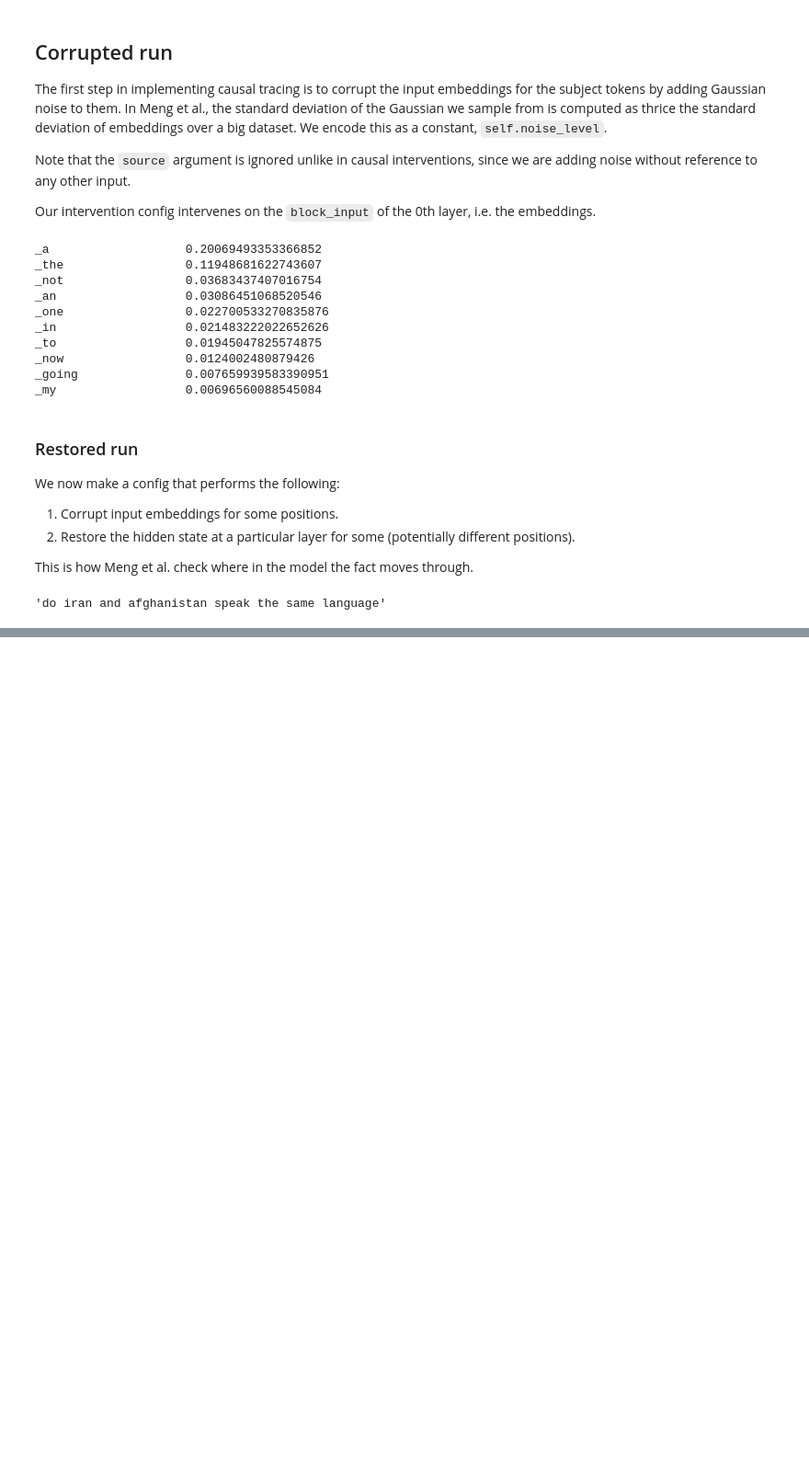
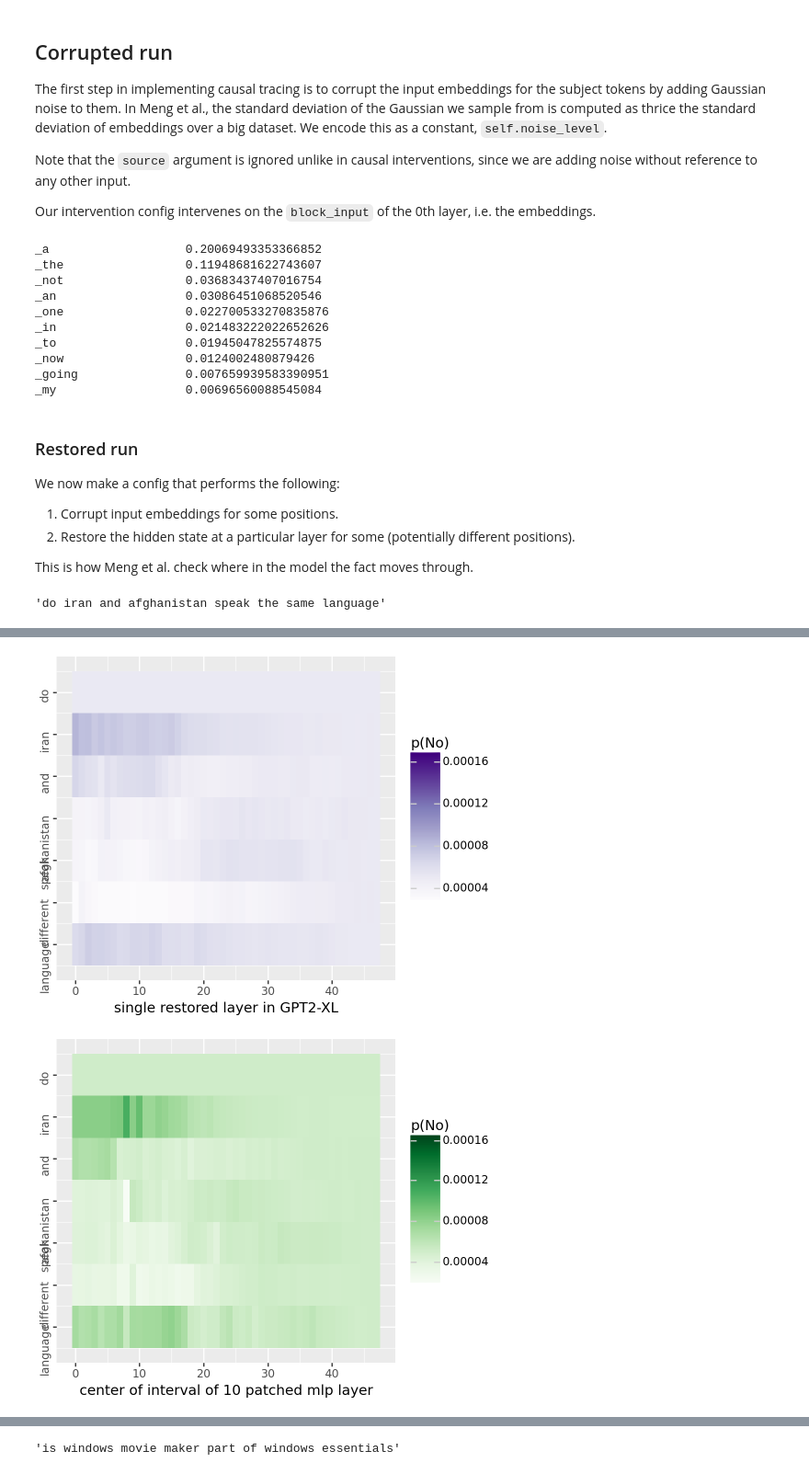
Before and after one commit to xadambednarski/NLP-2024, a Jupyter notebook: lista4/BoolQ_GPT.ipynb, the cells around one changed output, grey strips where cells are left out. Shown at 92% size. Drawn from its saved outputs; the diff is of its cells as text; code cells hidden in the pictures; blank space fills up the shorter version.

```diff
--- a/lista4/BoolQ_GPT.ipynb
+++ b/lista4/BoolQ_GPT.ipynb
@@ -245,0 +256,8 @@ question
+# %%
+corrupted_question = 'do iran and afghanistan speak different language'
+# %%
+NumCorruptedTokens.num_corrupted_tokens = 6
+get_results(corrupted_question, " No", gpt, config, tokenizer, corrupted_positions=[1, 2, 3, 4, 5, 6])
+# %% [output]
+[figure, added]
+[figure, added]
@@ -245,0 +265,5 @@ question
+# %%
+question = ds["train"]["question"][2]
+question
+# %% [output]
+'is windows movie maker part of windows essentials'
```
Also changed, not shown: parts of 15 cells of this notebook, 17 other files.
